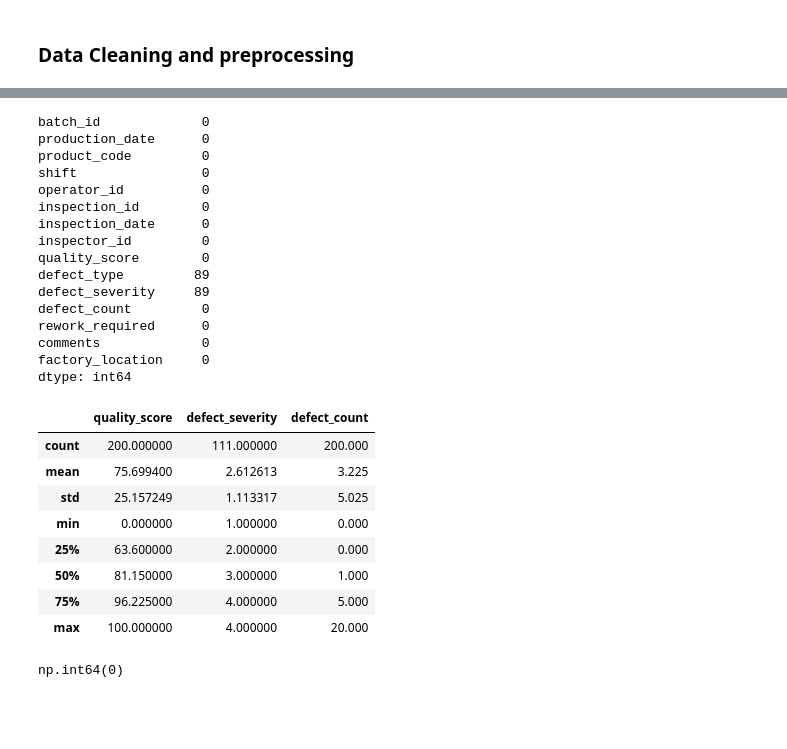
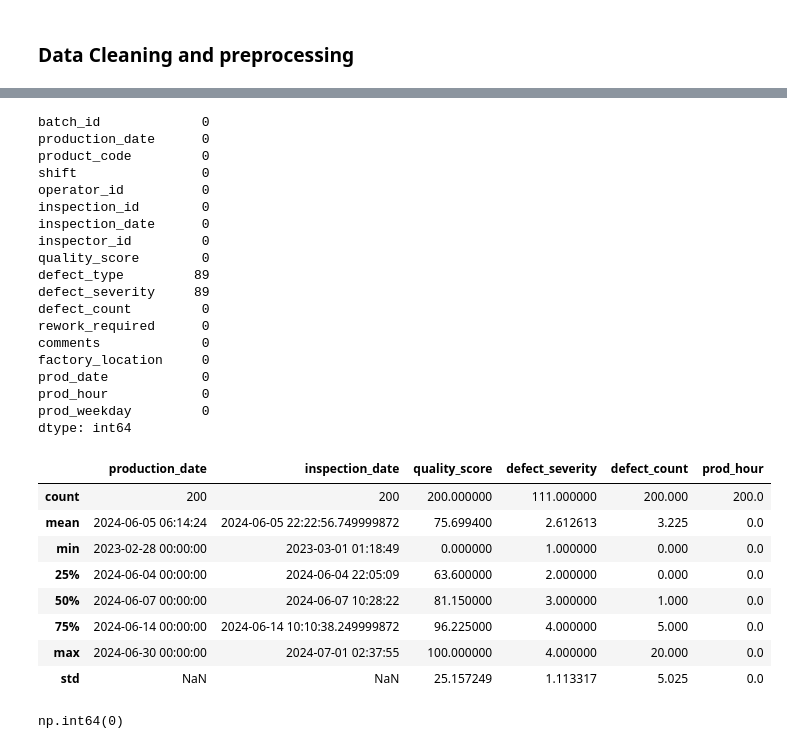
Before and after one commit to bbhatta10/Smart-Quality-Analysis, a Jupyter notebook: ManuQuality.ipynb, the cells around one changed output, grey strips where cells are left out. Saved outputs shown, nothing was run; the diff lists cells and outputs as text; code cells hidden in the pictures; blank space fills up the shorter version.

```diff
--- a/ManuQuality.ipynb
+++ b/ManuQuality.ipynb
@@ -15,0 +33,19 @@ df_manufacturing = pd.read_csv('manufacturing-quality-control-dataset.csv')
+# %%
+
+df = df_manufacturing.copy()
+
+# parse date columns if present
+for c in ['production_date', 'inspection_date']:
+    if c in df.columns:
+        df[c] = pd.to_datetime(df[c], errors='coerce')
+
+# create safe columns for time-based grouping
+if 'production_date' in df.columns:
+    df['prod_date'] = df['production_date'].dt.date
+    df['prod_hour'] = df['production_date'].dt.hour
+    df['prod_weekday'] = df['production_date'].dt.day_name()
+
+# quick view
+print("Rows,Cols:", df.shape)
+display(df.head())
+print("\nMissing values per column:\n", df.isnull().sum().sort_values(ascending=False).head(20))
@@ -34,5 +120,5 @@ df_manufacturing
 # %%
-df_manufacturing.isnull().sum()
+df.isnull().sum()
 # %% [output]
 batch_id             0
 production_date      0
@@ -49,17 +135,20 @@ defect_count         0
 rework_required      0
 comments             0
 factory_location     0
+prod_date            0
+prod_hour            0
+prod_weekday         0
 dtype: int64
 # %%
-df_manufacturing.describe()
+df.describe()
 # %% [output]
-|  | quality_score | defect_severity | defect_count |
-| count | 200.000000 | 111.000000 | 200.000 |
-| mean | 75.699400 | 2.612613 | 3.225 |
-| std | 25.157249 | 1.113317 | 5.025 |
-| min | 0.000000 | 1.000000 | 0.000 |
-| 25% | 63.600000 | 2.000000 | 0.000 |
-| 50% | 81.150000 | 3.000000 | 1.000 |
-| 75% | 96.225000 | 4.000000 | 5.000 |
-| max | 100.000000 | 4.000000 | 20.000 |
+|  | production_date | inspection_date | quality_score | defect_severity | defect_count | prod_hour |
+| count | 200 | 200 | 200.000000 | 111.000000 | 200.000 | 200.0 |
+| mean | 2024-06-05 06:14:24 | 2024-06-05 22:22:56.749999872 | 75.699400 | 2.612613 | 3.225 | 0.0 |
+| min | 2023-02-28 00:00:00 | 2023-03-01 01:18:49 | 0.000000 | 1.000000 | 0.000 | 0.0 |
+| 25% | 2024-06-04 00:00:00 | 2024-06-04 22:05:09 | 63.600000 | 2.000000 | 0.000 | 0.0 |
+| 50% | 2024-06-07 00:00:00 | 2024-06-07 10:28:22 | 81.150000 | 3.000000 | 1.000 | 0.0 |
+| 75% | 2024-06-14 00:00:00 | 2024-06-14 10:10:38.249999872 | 96.225000 | 4.000000 | 5.000 | 0.0 |
+| max | 2024-06-30 00:00:00 | 2024-07-01 02:37:55 | 100.000000 | 4.000000 | 20.000 | 0.0 |
+| std | NaN | NaN | 25.157249 | 1.113317 | 5.025 | 0.0 |
 # %%
```
Also changed, not shown: parts of 11 cells of this notebook.
